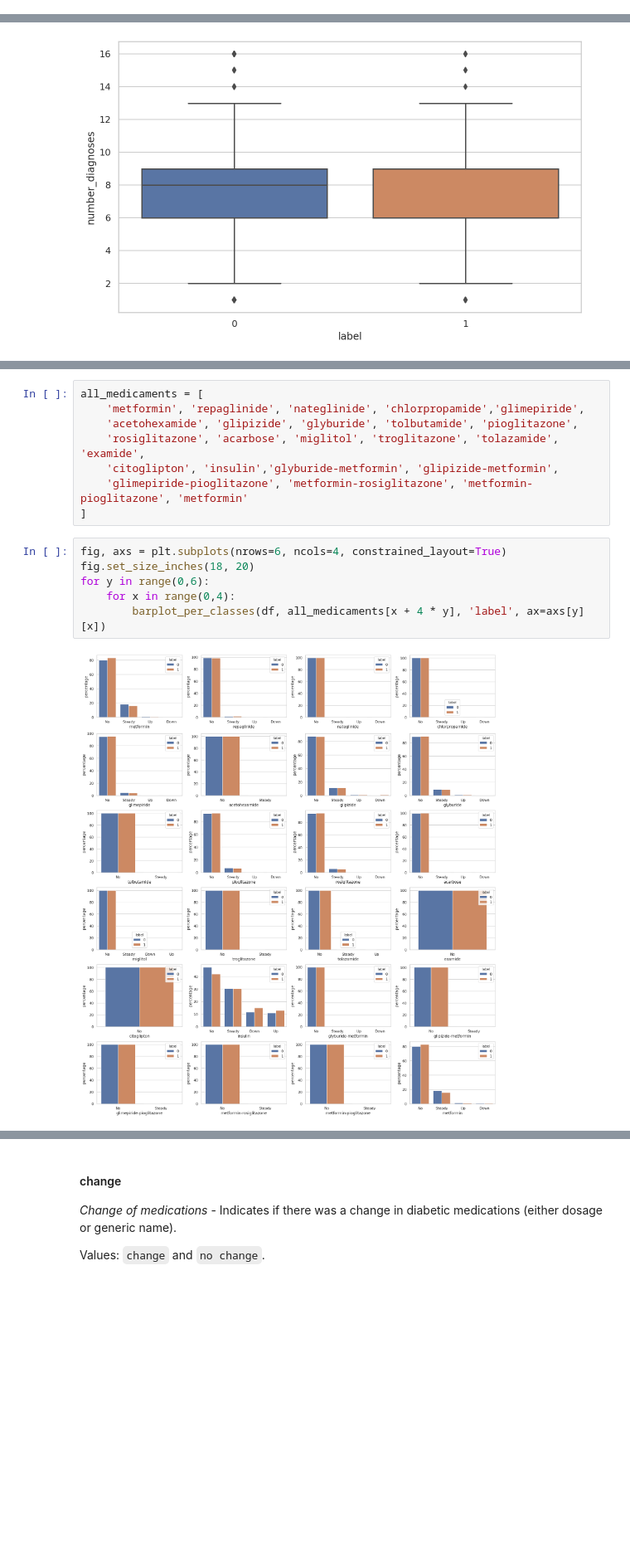
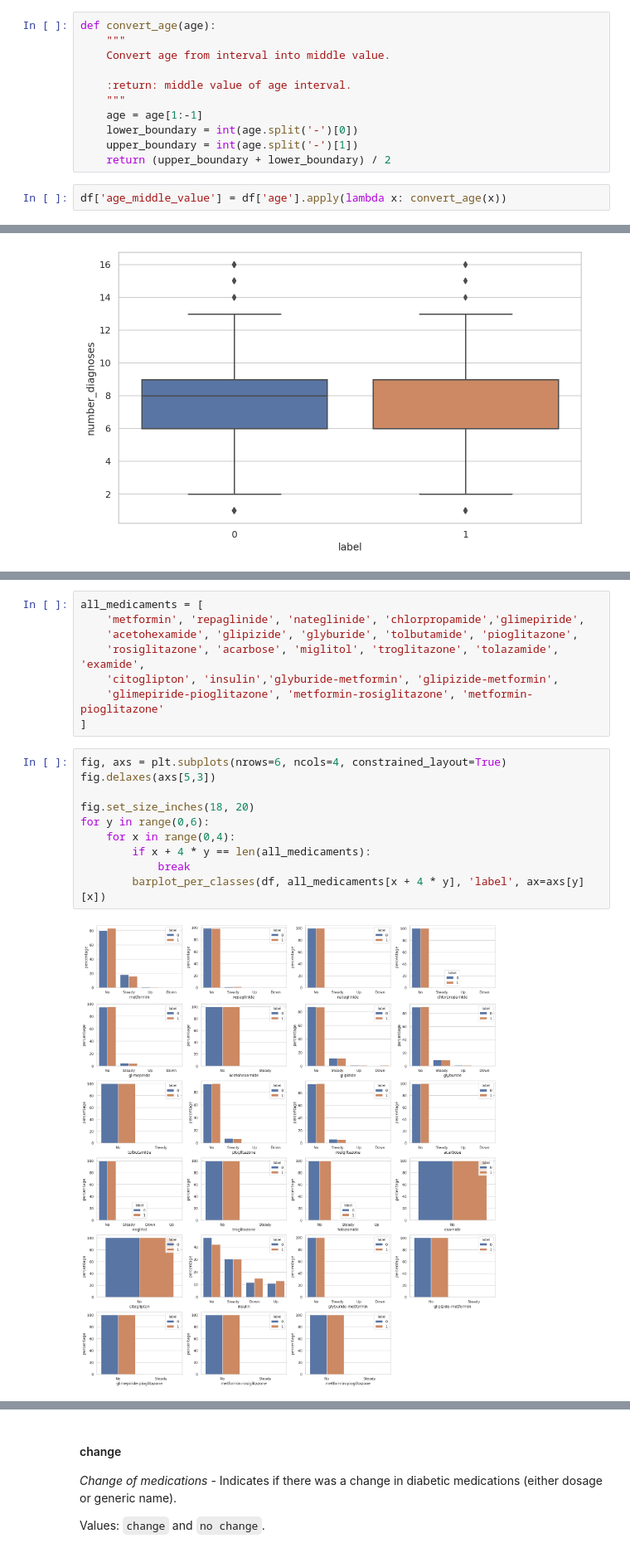
Before and after one commit to pmacinec/diabetes-patients-readmissions-prediction, a Jupyter notebook: notebooks/0_data_analysis.ipynb, the cells around one changed output, grey strips where cells are left out. Shown at 83% size. Cells and saved outputs as stored; diff of their text form; blank space fills up the shorter version.

```diff
--- a/notebooks/0_data_analysis.ipynb
+++ b/notebooks/0_data_analysis.ipynb
@@ -303,0 +330,13 @@ From Age feature we can see that most of patients have higher age also we can ob
+# %%
+def convert_age(age):
+    """
+    Convert age from interval into middle value.
+
+    :return: middle value of age interval.
+    """
+    age = age[1:-1]
+    lower_boundary = int(age.split('-')[0])
+    upper_boundary = int(age.split('-')[1])
+    return (upper_boundary + lower_boundary) / 2
+# %%
+df['age_middle_value'] = df['age'].apply(lambda x: convert_age(x))
@@ -659,13 +692,17 @@ all_medicaments = [
     'acetohexamide', 'glipizide', 'glyburide', 'tolbutamide', 'pioglitazone',
     'rosiglitazone', 'acarbose', 'miglitol', 'troglitazone', 'tolazamide', 'examide',
     'citoglipton', 'insulin','glyburide-metformin', 'glipizide-metformin',
-    'glimepiride-pioglitazone', 'metformin-rosiglitazone', 'metformin-pioglitazone', 'metformin'
+    'glimepiride-pioglitazone', 'metformin-rosiglitazone', 'metformin-pioglitazone'
 ]
 # %%
 fig, axs = plt.subplots(nrows=6, ncols=4, constrained_layout=True)
+fig.delaxes(axs[5,3])
+
 fig.set_size_inches(18, 20)
 for y in range(0,6):
     for x in range(0,4):
+        if x + 4 * y == len(all_medicaments):
+            break
         barplot_per_classes(df, all_medicaments[x + 4 * y], 'label', ax=axs[y][x])
 # %% [output]
-[figure, old version]
+[figure, new version]
```
Also changed, not shown: parts of 51 cells of this notebook.
